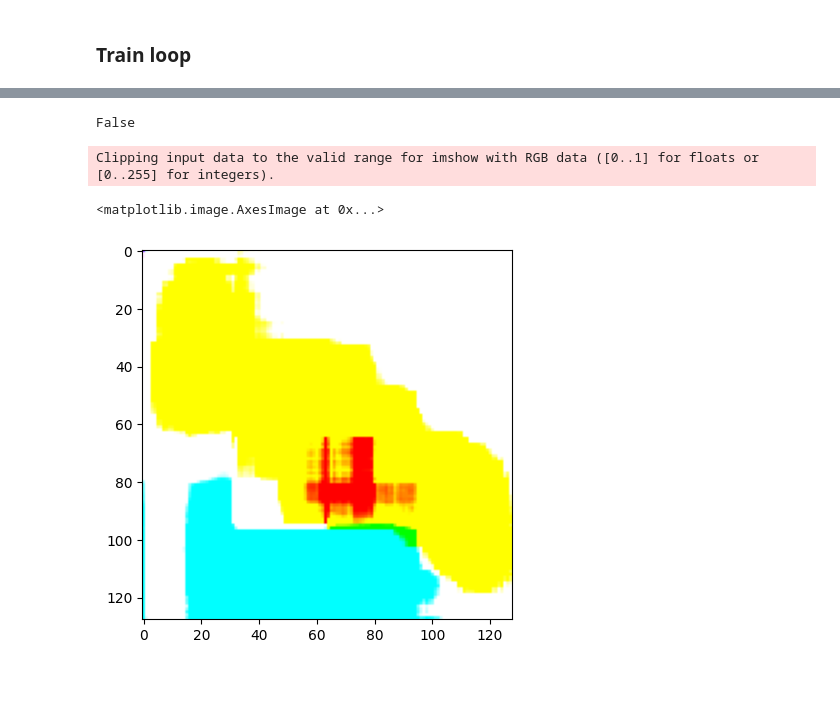
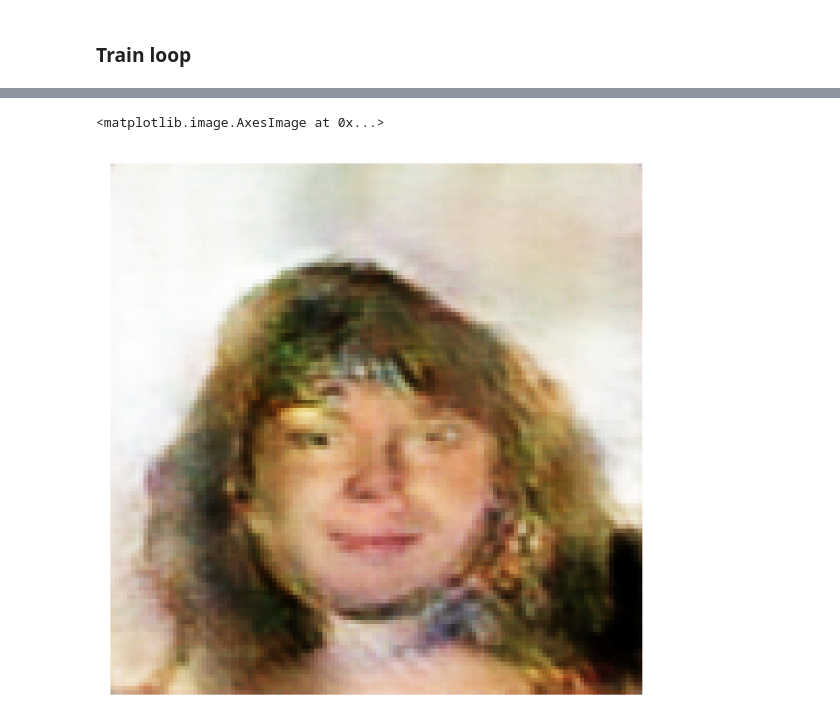
Before and after one commit to pavviaz/itmo_gan_course, a Jupyter notebook: main.ipynb, the cells around one changed output, grey strips where cells are left out. Saved outputs shown, nothing was run; the diff lists cells and outputs as text; code cells hidden in the pictures; blank space fills up the shorter version.

```diff
--- a/main.ipynb
+++ b/main.ipynb
@@ -210,10 +345,11 @@ def weights_init(m):
         nn.init.constant_(m.bias.data, 0)
 
 
-G_model = GAN_Generator().to(device)
+# G_model = DC_Generator().to(device)
+G_model = GAN_Generator_E().to(DEVICE)
 G_model.apply(weights_init)
 
-D_model = GAN_Discriminator().to(device)
+D_model = GAN_Discriminator().to(DEVICE)
 D_model.apply(weights_init)
 # %% [output]
 GAN_Discriminator(
@@ -239,9 +375,8 @@ GAN_Discriminator(
 # лосс
 criterion = nn.BCELoss()
 
-nz = 100  # Размер латентного вектора (размерность латентного пространства)
 fixed_noise = torch.randn(
-    64, nz, 1, 1, device=device
+    64, NZ, 1, 1, device=DEVICE
 )  # Создаем батч с рандомным шумом для генерации
 
 real_label = 1.0
@@ -249,8 +384,10 @@ fake_label = 0.0
 
 # оптимизаторы
 beta1 = 0.5
-D_optim = optim.Adam(D_model.parameters(), lr=lr, betas=(beta1, 0.999))
-G_optim = optim.Adam(G_model.parameters(), lr=lr, betas=(beta1, 0.999))
+D_optim = optim.Adam(D_model.parameters(), lr=DLR, betas=(beta1, 0.999))
+G_optim = optim.Adam(G_model.parameters(), lr=GLR, betas=(beta1, 0.999))
+# %%
+writer = SummaryWriter()
 # %% [markdown]
 ### Train loop
 # %%
@@ -368,6 +508,0 @@ Starting Training Loop...
-# %%
-import torch
-
-torch.cuda.is_available()
-# %% [output]
-False
@@ -379,9 +509,16 @@ img_list.append(vutils.make_grid(fake, padding=2, normalize=True))
-# %%
-import matplotlib.pyplot as plt
-
-# img_list[0].shape
-plt.imshow(fake[1].permute(1, 2, 0))
-# %% [output]
-Clipping input data to the valid range for imshow with RGB data ([0..1] for floats or [0..255] for integers).
-<matplotlib.image.AxesImage at 0x...>
-[figure, removed]
+# %%
+G_model = GAN_Generator().to(DEVICE)
+G_model.load_state_dict(torch.load("weights_0/4_6.4.pt"))
+G_model.eval()
+print()
+# %%
+noise = torch.randn(1, NZ, 1, 1, device=DEVICE)
+with torch.no_grad():
+    fake = G_model(noise).detach().cpu()
+
+plt.axis('off')
+gr = torchvision.utils.make_grid(fake, nrow=15, normalize=True)
+plt.imshow(gr.permute(1, 2, 0),)
+# %% [output]
+<matplotlib.image.AxesImage at 0x...>
+[figure, added]
```
Also changed, not shown: parts of 13 cells of this notebook, 1 other file.
